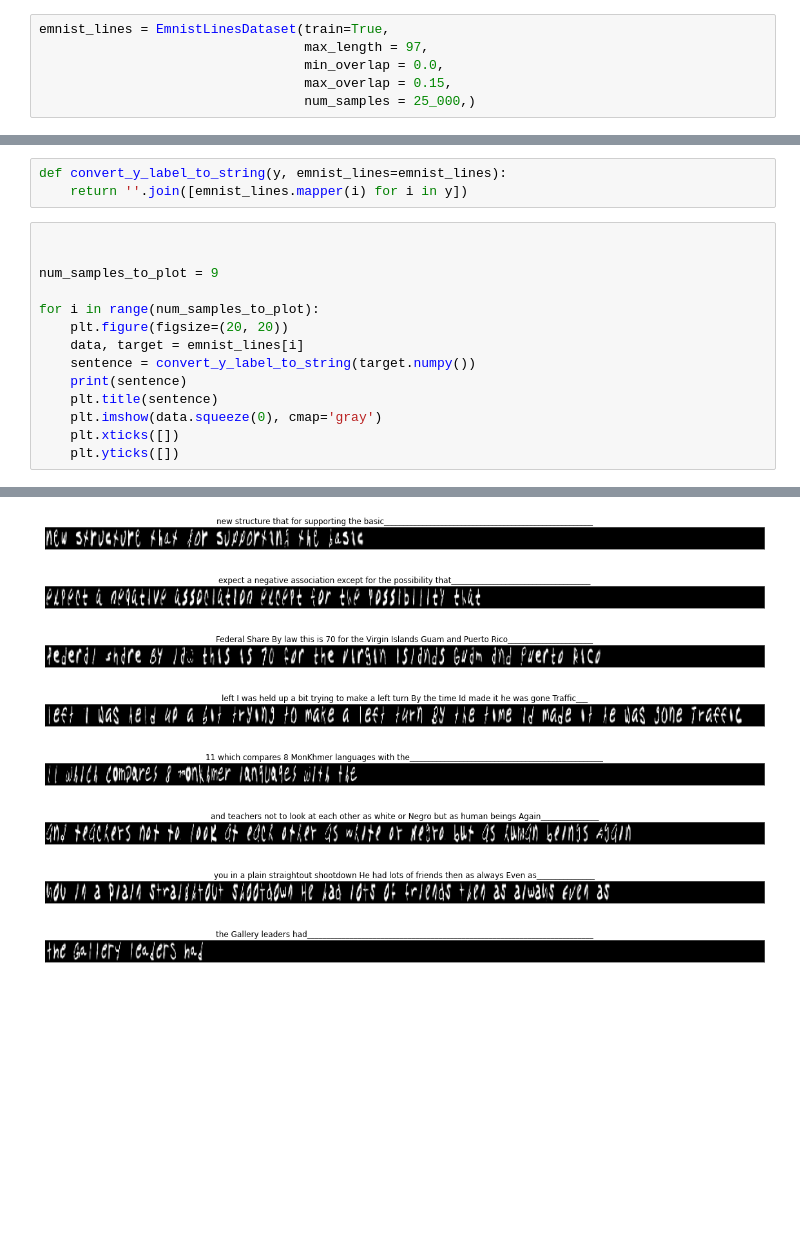
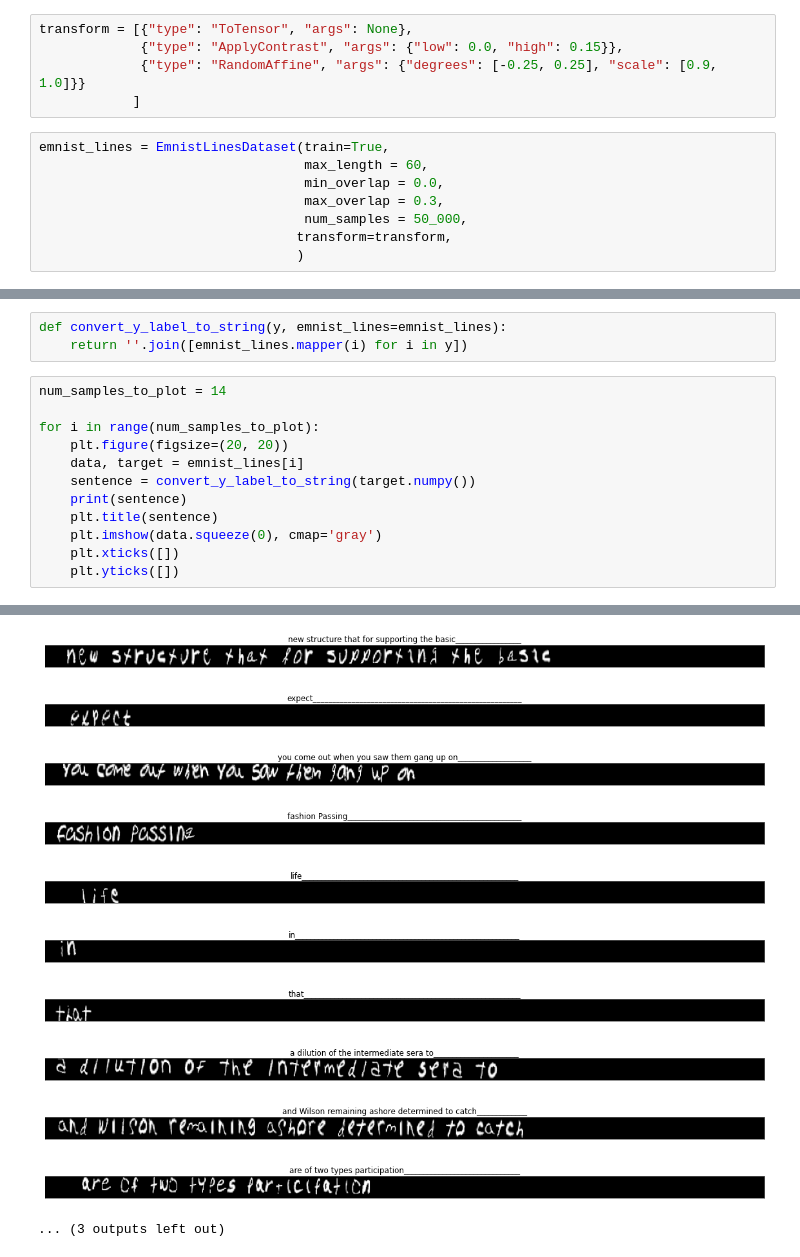
Before and after one commit to aktersnurra/text-recognizer, a Jupyter notebook: src/notebooks/02b-emnist-lines-dataset.ipynb, the cells around one changed output, grey strips where cells are left out. Saved outputs shown, nothing was run; the diff lists cells and outputs as text; blank space fills up the shorter version.

```diff
--- a/src/notebooks/02b-emnist-lines-dataset.ipynb
+++ b/src/notebooks/02b-emnist-lines-dataset.ipynb
@@ -13,12 +13,19 @@ if find_spec("text_recognizer") is None:
     sys.path.append('..')
 # %%
 from text_recognizer.datasets import EmnistDataset, EmnistLinesDataset, Transpose, construct_image_from_string, get_samples_by_character
+# %%
+transform = [{"type": "ToTensor", "args": None},
+             {"type": "ApplyContrast", "args": {"low": 0.0, "high": 0.15}},
+             {"type": "RandomAffine", "args": {"degrees": [-0.25, 0.25], "scale": [0.9, 1.0]}}
+            ]
 # %%
 emnist_lines = EmnistLinesDataset(train=True,
-                                  max_length = 97,
+                                  max_length = 60,
                                   min_overlap = 0.0,
-                                  max_overlap = 0.15,
-                                  num_samples = 25_000,)
+                                  max_overlap = 0.3,
+                                  num_samples = 50_000,
+                                 transform=transform,
+                                 )
 # %%
 emnist_lines.load_or_generate_data()
 # %% [output]
@@ -28,9 +34,7 @@ emnist_lines.load_or_generate_data()
 def convert_y_label_to_string(y, emnist_lines=emnist_lines):
     return ''.join([emnist_lines.mapper(i) for i in y])
 # %%
-
-
-num_samples_to_plot = 9
+num_samples_to_plot = 14
 
 for i in range(num_samples_to_plot):
     plt.figure(figsize=(20, 20))
@@ -55,10 +64,13 @@ the Gallery leaders had_________________________________________________________
-[figure, old version]
+[figure, new version]
-[figure, old version]
+[figure, new version]
-[figure, old version]
+[figure, new version]
-[figure, old version]
+[figure, new version]
-[figure, old version]
+[figure, new version]
-[figure, old version]
+[figure, new version]
-[figure, old version]
+[figure, new version]
-[figure, old version]
+[figure, new version]
+[figure, added]
+[figure, added]
+... (3 outputs left out)
 # %%
 print(emnist_lines)
```
Also changed, not shown: parts of 3 cells of this notebook, 31 other files.
